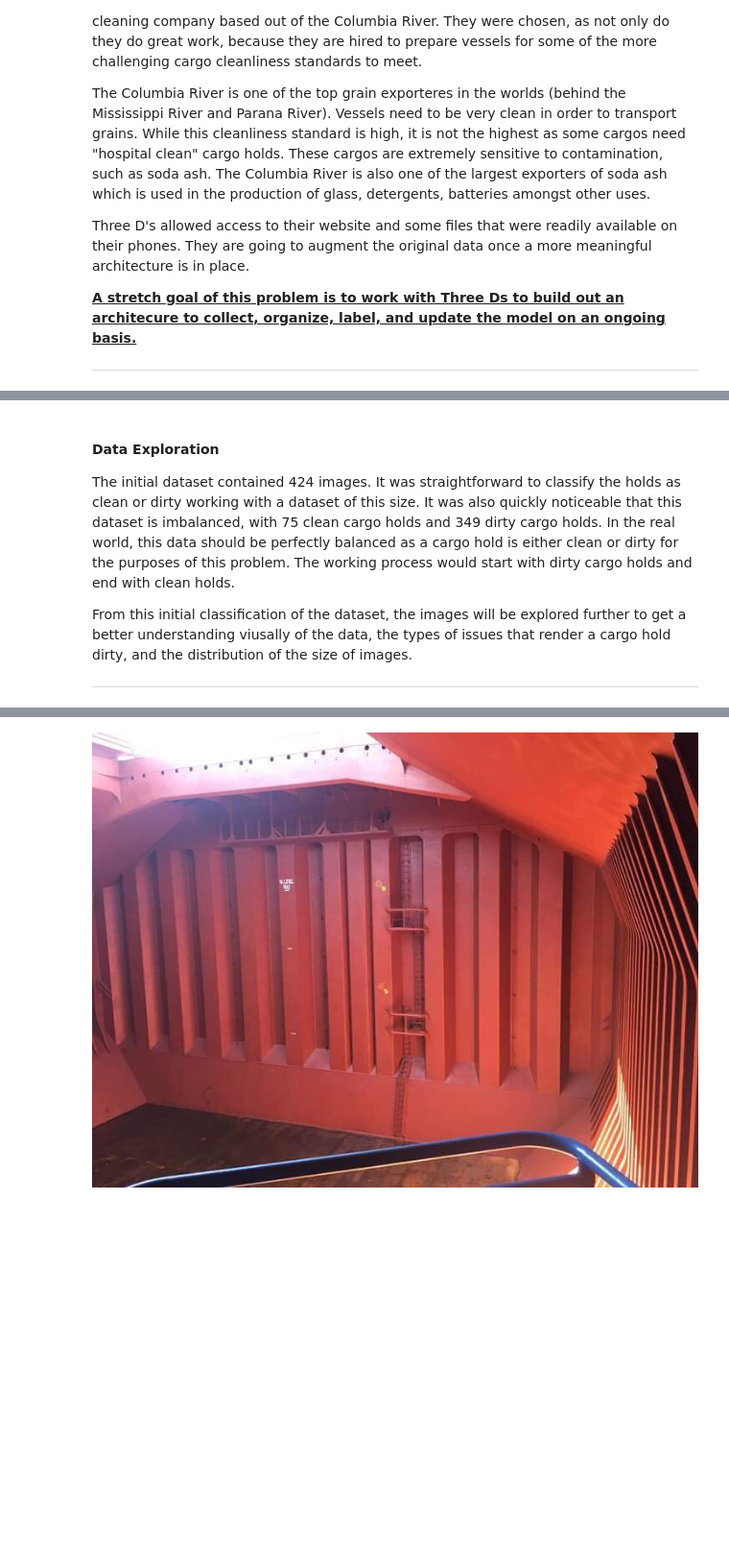
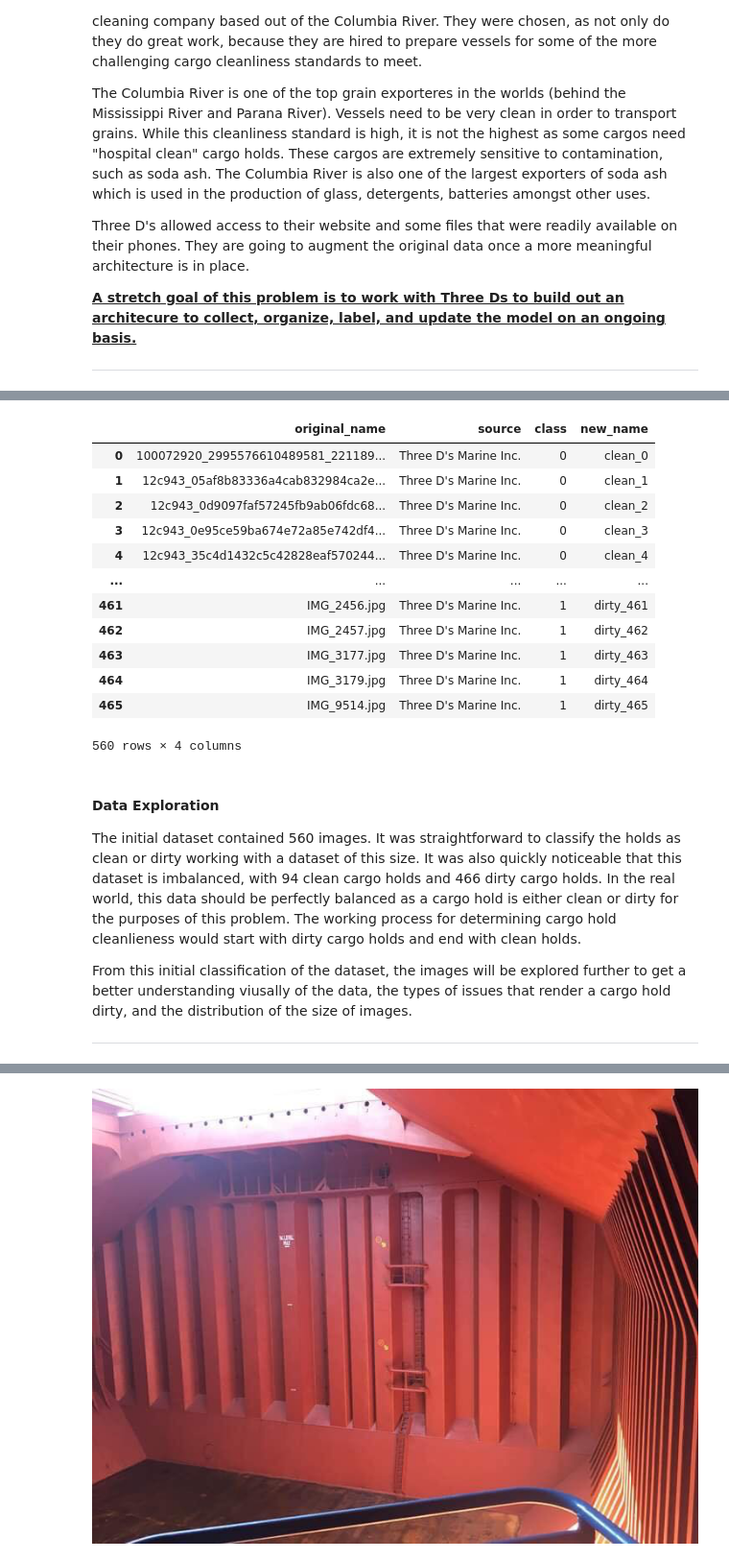
Before and after one commit to oshepad/cargo-holds-image-classification, a Jupyter notebook: code/01_Data.ipynb, the cells around one changed output, grey strips where cells are left out. Shown at 96% size. Cells and saved outputs as stored; diff of their text form; code cells hidden in the pictures; blank space fills up the shorter version.

```diff
--- a/code/01_Data.ipynb
+++ b/code/01_Data.ipynb
@@ -83,0 +112,9 @@ raw_images
+# %%
+# Collect list of clean cargo holds
+clean_path = '../data/classified/clean/'
+clean_images = [i for i in os.listdir(clean_path)]
+clean_df = pd.DataFrame(clean_images, columns = ['original_name'])
+clean_df['source'] = "Three D's Marine Inc."
+clean_df['class'] = 0
+clean_df['new_name'] = 'clean_' + clean_df.index.astype(str)
+clean_df.head()
@@ -83,0 +128,9 @@ raw_images
+# %%
+# Collect list of dirty cargo holds
+dirty_path = '../data/classified/dirty/'
+dirty_images = [i for i in os.listdir(dirty_path)]
+dirty_df = pd.DataFrame(dirty_images, columns = ['original_name'])
+dirty_df['source'] = "Three D's Marine Inc."
+dirty_df['class'] = 1
+dirty_df['new_name'] = 'dirty_' + dirty_df.index.astype(str)
+dirty_df.head()
@@ -84,7 +144,25 @@ raw_images
+# %%
+# Combine into one dataframe
+images_df = pd.concat([clean_df, dirty_df], ignore_index=False)
+images_df
+# %% [output]
+|  | original_name | source | class | new_name |
+| 0 | 100072920_2995576610489581_221189... | Three D's Marine Inc. | 0 | clean_0 |
+| 1 | 12c943_05af8b83336a4cab832984ca2e... | Three D's Marine Inc. | 0 | clean_1 |
+| 2 | 12c943_0d9097faf57245fb9ab06fdc68... | Three D's Marine Inc. | 0 | clean_2 |
+| 3 | 12c943_0e95ce59ba674e72a85e742df4... | Three D's Marine Inc. | 0 | clean_3 |
+| 4 | 12c943_35c4d1432c5c42828eaf570244... | Three D's Marine Inc. | 0 | clean_4 |
+| ... | ... | ... | ... | ... |
+| 461 | IMG_2456.jpg | Three D's Marine Inc. | 1 | dirty_461 |
+| 462 | IMG_2457.jpg | Three D's Marine Inc. | 1 | dirty_462 |
+| 463 | IMG_3177.jpg | Three D's Marine Inc. | 1 | dirty_463 |
+| 464 | IMG_3179.jpg | Three D's Marine Inc. | 1 | dirty_464 |
+| 465 | IMG_9514.jpg | Three D's Marine Inc. | 1 | dirty_465 |
+560 rows × 4 columns
 # %% [markdown]
 #### Data Exploration
 
-The initial dataset contained 424 images.  It was straightforward to classify the holds as clean or dirty working with a dataset of this size.  It was also quickly noticeable that this dataset is imbalanced, with 75 clean cargo holds and 349 dirty cargo holds.  In the real world, this data should be perfectly balanced as a cargo hold is either clean or dirty for the purposes of this problem.  The working process would start with dirty cargo holds and end with clean holds.
+The initial dataset contained 560 images.  It was straightforward to classify the holds as clean or dirty working with a dataset of this size.  It was also quickly noticeable that this dataset is imbalanced, with 94 clean cargo holds and 466 dirty cargo holds.  In the real world, this data should be perfectly balanced as a cargo hold is either clean or dirty for the purposes of this problem.  The working process for determining cargo hold cleanlieness would start with dirty cargo holds and end with clean holds.
 
 From this initial classification of the dataset, the images will be explored further to get a better understanding viusally of the data, the types of issues that render a cargo hold dirty, and the distribution of the size of images.
 ___
```
Also changed, not shown: parts of 34 cells of this notebook, 3 other files.
